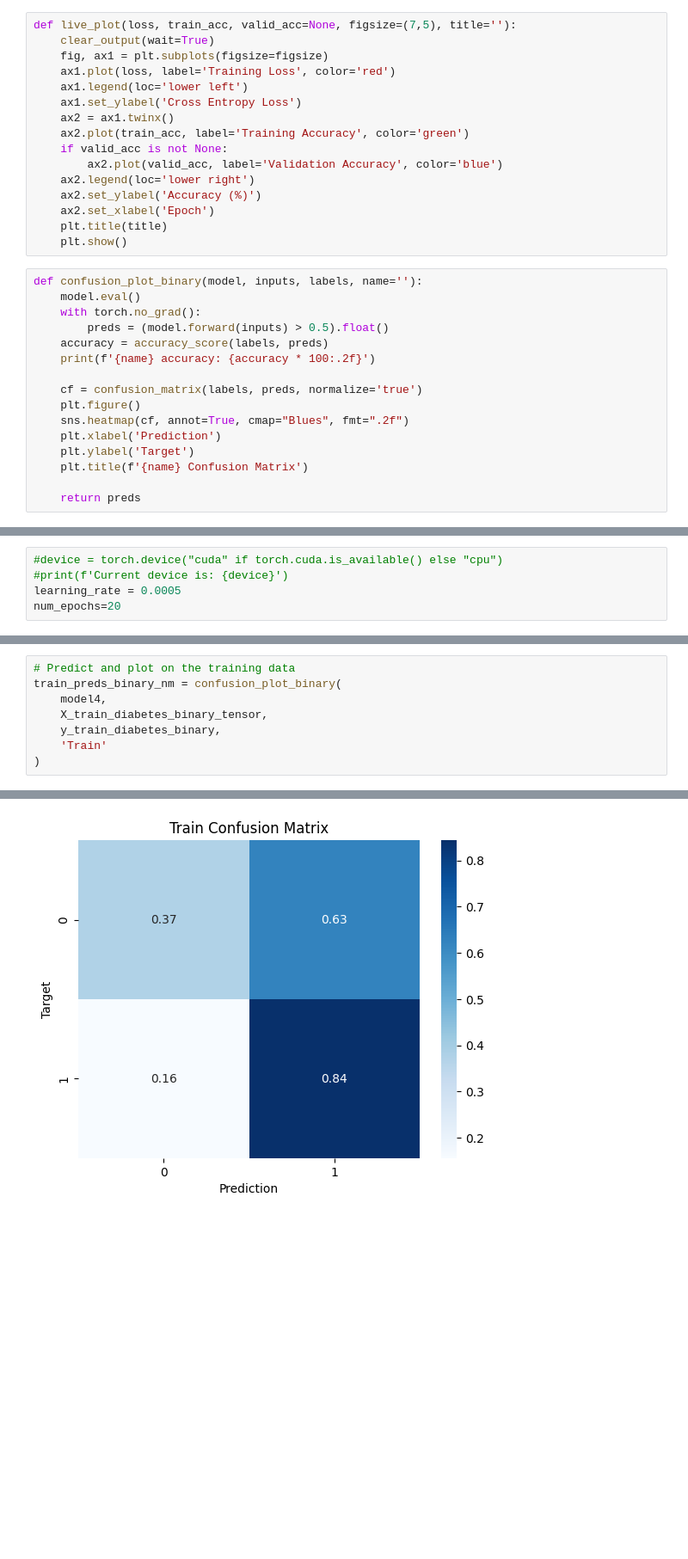
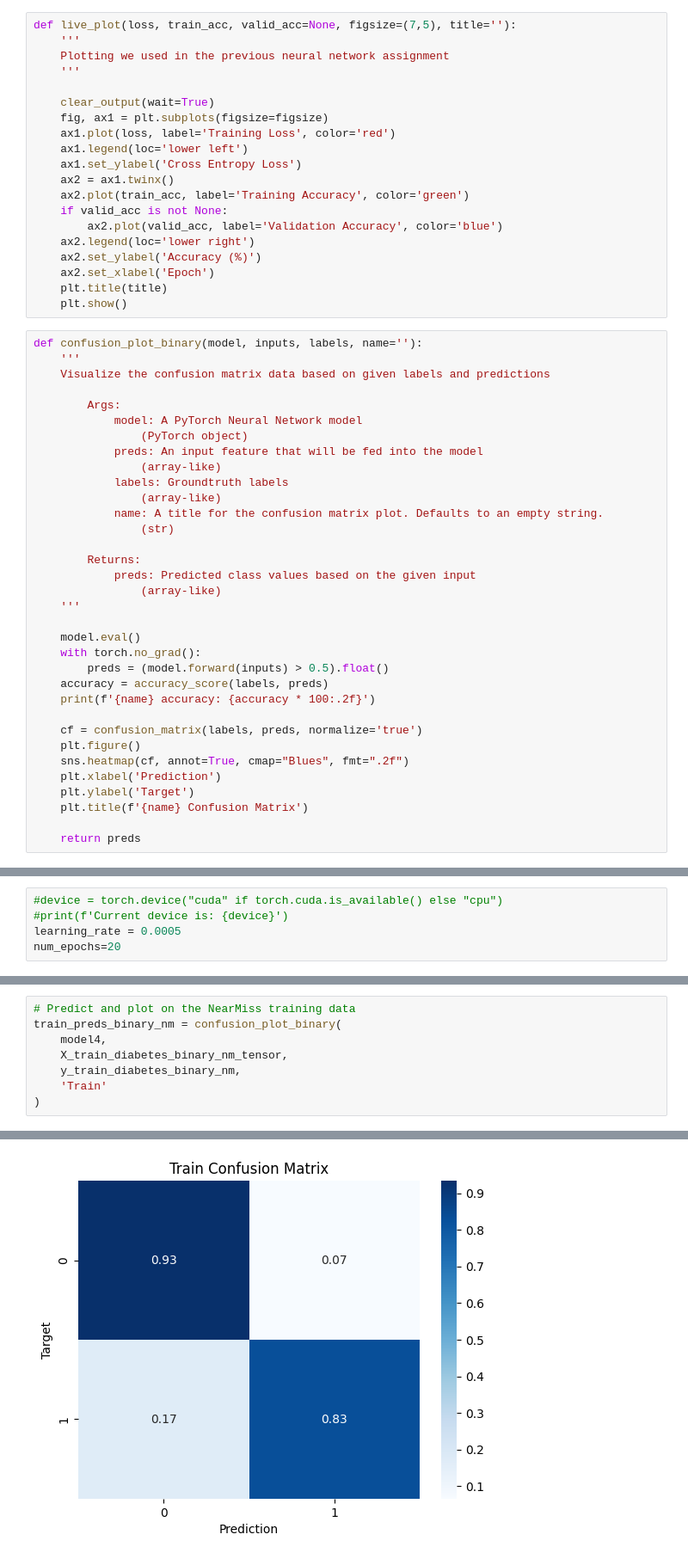
Before and after one commit to Panta-Rhei-LZ/DS-9000-Project-Data, a Jupyter notebook: Neural_Network.ipynb, the cells around one changed output, grey strips where cells are left out. Shown: that part at 86% size. Cells and saved outputs as stored; diff of their text form; blank space fills up the shorter version.

Commit message:
Updated function description, corrected a few annotations, and modified parameters used in confusion plots

```diff
--- a/Neural_Network.ipynb
+++ b/Neural_Network.ipynb
@@ -26,6 +26,10 @@ from sklearn.metrics import accuracy_score, confusion_matrix
 from sklearn.model_selection import train_test_split, GridSearchCV
 # %%
 def live_plot(loss, train_acc, valid_acc=None, figsize=(7,5), title=''):
+    '''
+    Plotting we used in the previous neural network assignment
+    '''
+
     clear_output(wait=True)
     fig, ax1 = plt.subplots(figsize=figsize)
     ax1.plot(loss, label='Training Loss', color='red')
@@ -42,6 +46,24 @@ def live_plot(loss, train_acc, valid_acc=None, figsize=(7,5), title=''):
     plt.show()
 # %%
 def confusion_plot_binary(model, inputs, labels, name=''):
+    '''
+    Visualize the confusion matrix data based on given labels and predictions
+
+        Args:
+            model: A PyTorch Neural Network model
+                (PyTorch object)
+            preds: An input feature that will be fed into the model
+                (array-like)
+            labels: Groundtruth labels
+                (array-like)
+            name: A title for the confusion matrix plot. Defaults to an empty string.
+                (str)
+
+        Returns:
+            preds: Predicted class values based on the given input
+                (array-like)
+    '''
+
     model.eval()
     with torch.no_grad():
         preds = (model.forward(inputs) > 0.5).float()
@@ -799,9 +840,9 @@ for epoch in range(num_epochs):
 # %%
-# Predict and plot on the training data
+# Predict and plot on the NearMiss training data
 train_preds_binary_nm = confusion_plot_binary(
     model4,
-    X_train_diabetes_binary_tensor,
-    y_train_diabetes_binary,
+    X_train_diabetes_binary_nm_tensor,
+    y_train_diabetes_binary_nm,
     'Train'
 )
 # %% [output]
@@ -809,2 +850,2 @@ Train accuracy: 44.03
-[figure, old version]
+[figure, new version]
 # %%
```
Also changed, not shown: parts of 13 cells of this notebook.
